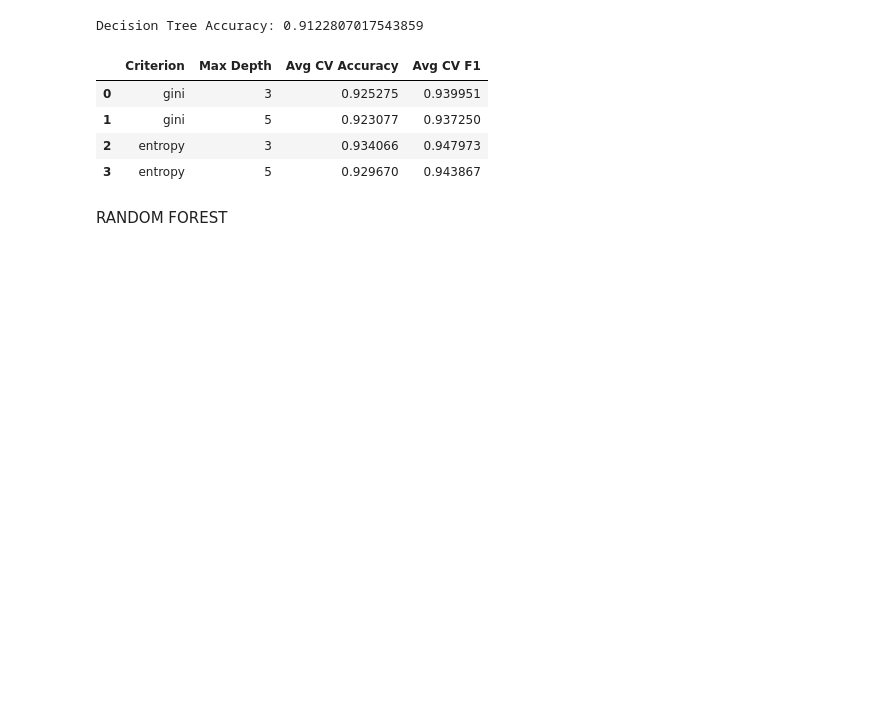
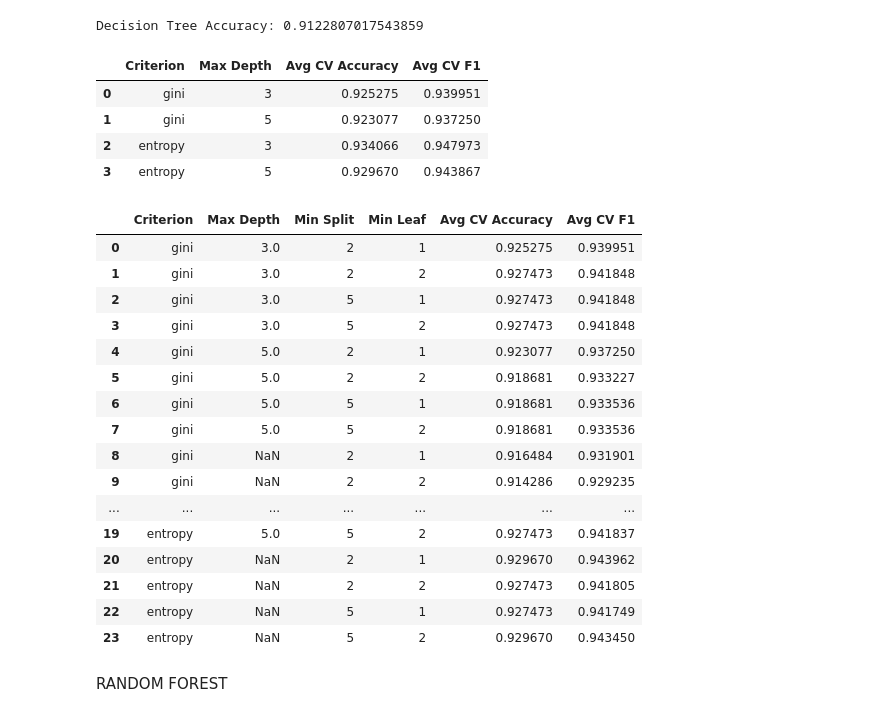
Before and after one commit to AvGeeky/ML_Lab_Sai, a Jupyter notebook: Ex6/Ex6.ipynb, the cells around one changed output. Saved outputs shown, nothing was run; the diff lists cells and outputs as text; code cells hidden in the pictures; blank space fills up the shorter version.

```diff
--- a/Ex6/Ex6.ipynb
+++ b/Ex6/Ex6.ipynb
@@ -122,6 +122,61 @@ dt_results_df
 | 1 | gini | 5 | 0.923077 | 0.937250 |
 | 2 | entropy | 3 | 0.934066 | 0.947973 |
 | 3 | entropy | 5 | 0.929670 | 0.943867 |
+# %%
+import itertools
+
+# criterion, max_depth, min_samples_split, min_samples_leaf
+dt_params = list(itertools.product(
+    ["gini", "entropy"],
+    [3, 5, None],
+    [2, 5],
+    [1, 2]
+))
+
+dt_results = []
+dt_fold_scores = {}
+for criterion, depth, min_split, min_leaf in dt_params:
+    model = DecisionTreeClassifier(
+        criterion=criterion,
+        max_depth=depth,
+        min_samples_split=min_split,
+        min_samples_leaf=min_leaf,
+        random_state=42
+    )
+
+    acc_scores = cross_val_score(model, X_train, y_train, cv=skf, scoring='accuracy')
+    f1_scores = cross_val_score(model, X_train, y_train, cv=skf, scoring='f1')
+
+    dt_results.append([criterion, depth, min_split, min_leaf, acc_scores.mean(), f1_scores.mean()])
+
+    # Save the fold scores using the parameters as a string key
+    param_name = f"{criterion}, d={depth}, split={min_split}, leaf={min_leaf}"
+    dt_fold_scores[param_name] = acc_scores
+
+dt_results_df = pd.DataFrame(
+    dt_results,
+    columns=["Criterion", "Max Depth", "Min Split", "Min Leaf", "Avg CV Accuracy", "Avg CV F1"]
+)
+# %%
+dt_results_df
+# %% [output]
+|  | Criterion | Max Depth | Min Split | Min Leaf | Avg CV Accuracy | Avg CV F1 |
+| 0 | gini | 3.0 | 2 | 1 | 0.925275 | 0.939951 |
+| 1 | gini | 3.0 | 2 | 2 | 0.927473 | 0.941848 |
+| 2 | gini | 3.0 | 5 | 1 | 0.927473 | 0.941848 |
+| 3 | gini | 3.0 | 5 | 2 | 0.927473 | 0.941848 |
+| 4 | gini | 5.0 | 2 | 1 | 0.923077 | 0.937250 |
+| 5 | gini | 5.0 | 2 | 2 | 0.918681 | 0.933227 |
+| 6 | gini | 5.0 | 5 | 1 | 0.918681 | 0.933536 |
+| 7 | gini | 5.0 | 5 | 2 | 0.918681 | 0.933536 |
+| 8 | gini | NaN | 2 | 1 | 0.916484 | 0.931901 |
+| 9 | gini | NaN | 2 | 2 | 0.914286 | 0.929235 |
+| ... | ... | ... | ... | ... | ... | ... |
+| 19 | entropy | 5.0 | 5 | 2 | 0.927473 | 0.941837 |
+| 20 | entropy | NaN | 2 | 1 | 0.929670 | 0.943962 |
+| 21 | entropy | NaN | 2 | 2 | 0.927473 | 0.941805 |
+| 22 | entropy | NaN | 5 | 1 | 0.927473 | 0.941749 |
+| 23 | entropy | NaN | 5 | 2 | 0.929670 | 0.943450 |
 # %% [markdown]
 RANDOM FOREST
 # %%
```
Also changed, not shown: parts of 4 cells of this notebook.
